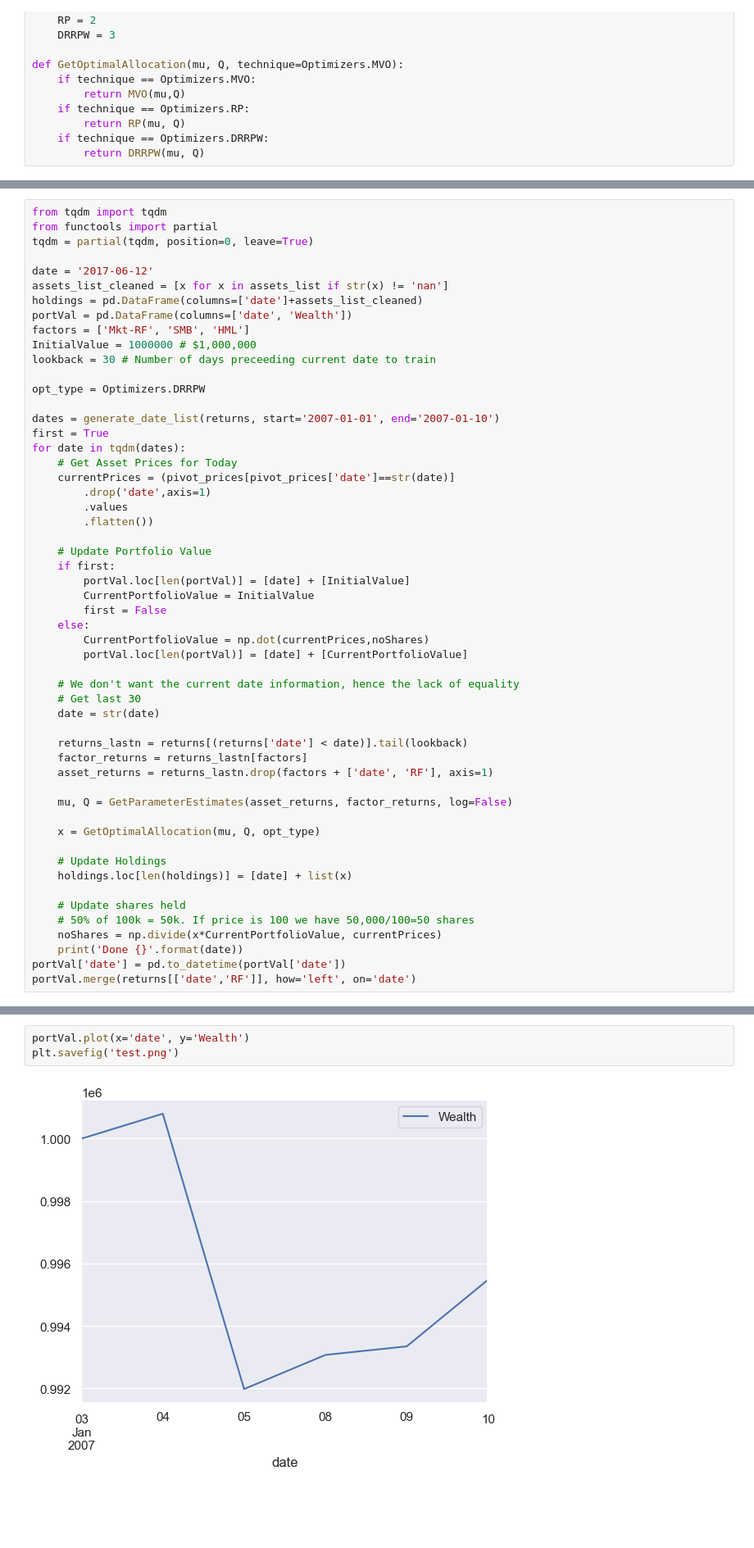
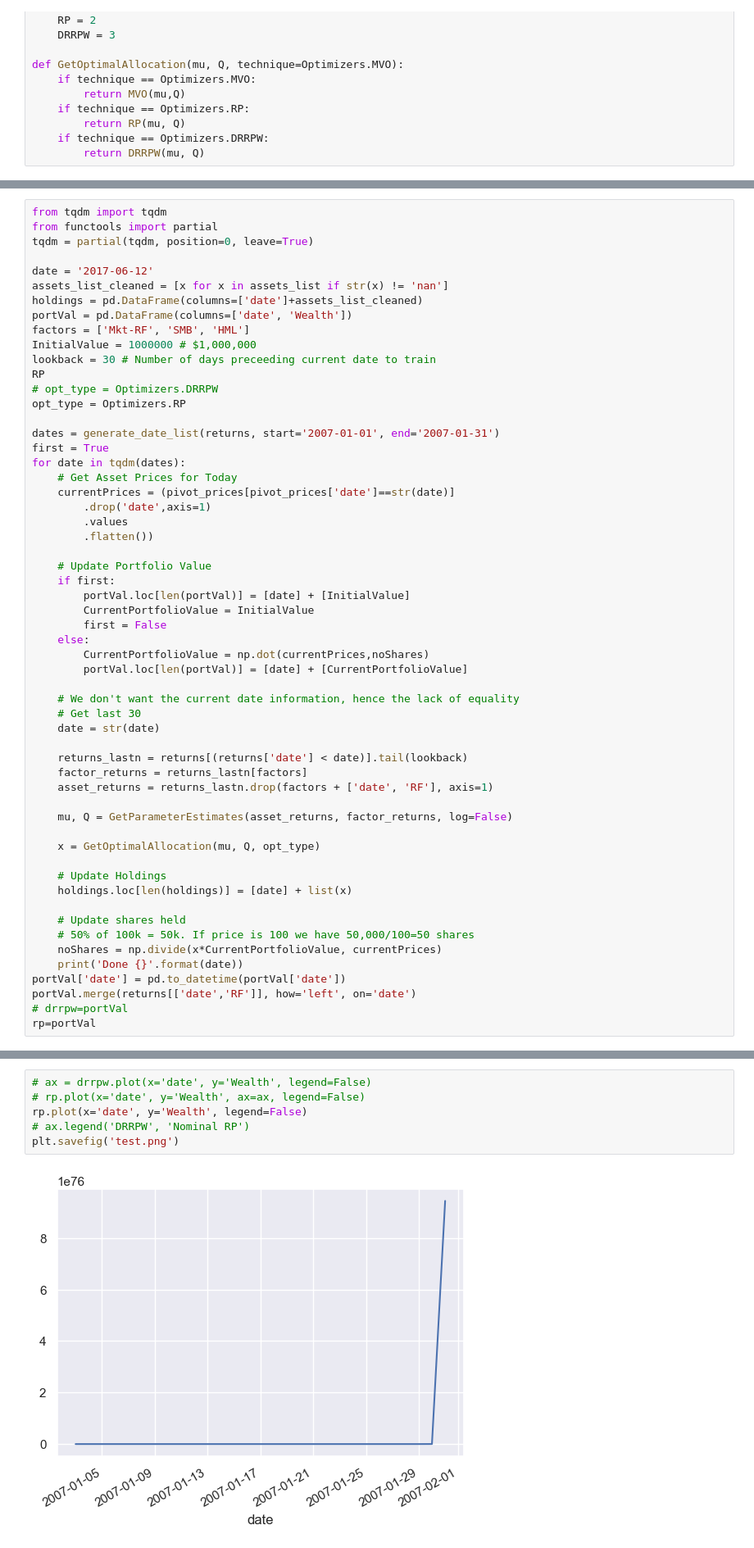
Before and after one commit to rafayk7/meta-portfolio-optimization, a Jupyter notebook: ActualWork/Explore/ExploreData.ipynb, the cells around one changed output, grey strips where cells are left out. Shown at 82% size. Cells and saved outputs as stored; diff of their text form; blank space fills up the shorter version.

```diff
--- a/ActualWork/Explore/ExploreData.ipynb
+++ b/ActualWork/Explore/ExploreData.ipynb
@@ -305,10 +323,11 @@ portVal = pd.DataFrame(columns=['date', 'Wealth'])
 factors = ['Mkt-RF', 'SMB', 'HML']
 InitialValue = 1000000 # $1,000,000
 lookback = 30 # Number of days preceeding current date to train
+RP
+# opt_type = Optimizers.DRRPW
+opt_type = Optimizers.RP
 
-opt_type = Optimizers.DRRPW
-
-dates = generate_date_list(returns, start='2007-01-01', end='2007-01-10')
+dates = generate_date_list(returns, start='2007-01-01', end='2007-01-31')
 first = True
 for date in tqdm(dates):
     # Get Asset Prices for Today
@@ -347,6 +366,8 @@ for date in tqdm(dates):
     print('Done {}'.format(date))
 portVal['date'] = pd.to_datetime(portVal['date'])
 portVal.merge(returns[['date','RF']], how='left', on='date')
+# drrpw=portVal
+rp=portVal
 # %% [output]
 [[1.31563924e-04 4.78923376e-06 3.36168943e-05 ... 1.72207348e-05
   2.24191911e-05 2.68483760e-05]
@@ -484,8 +561,11 @@ holdings
 # %%
-portVal.plot(x='date', y='Wealth')
+# ax = drrpw.plot(x='date', y='Wealth', legend=False)
+# rp.plot(x='date', y='Wealth', ax=ax, legend=False)
+rp.plot(x='date', y='Wealth', legend=False)
+# ax.legend('DRRPW', 'Nominal RP')
 plt.savefig('test.png')
 # %% [output]
-[figure, old version]
+[figure, new version]
 # %%
 portVal2 = portVal
 portVal2['date'] = pd.to_datetime(portVal2['date'])
```
Also changed, not shown: parts of 4 cells of this notebook, 2 other files.
